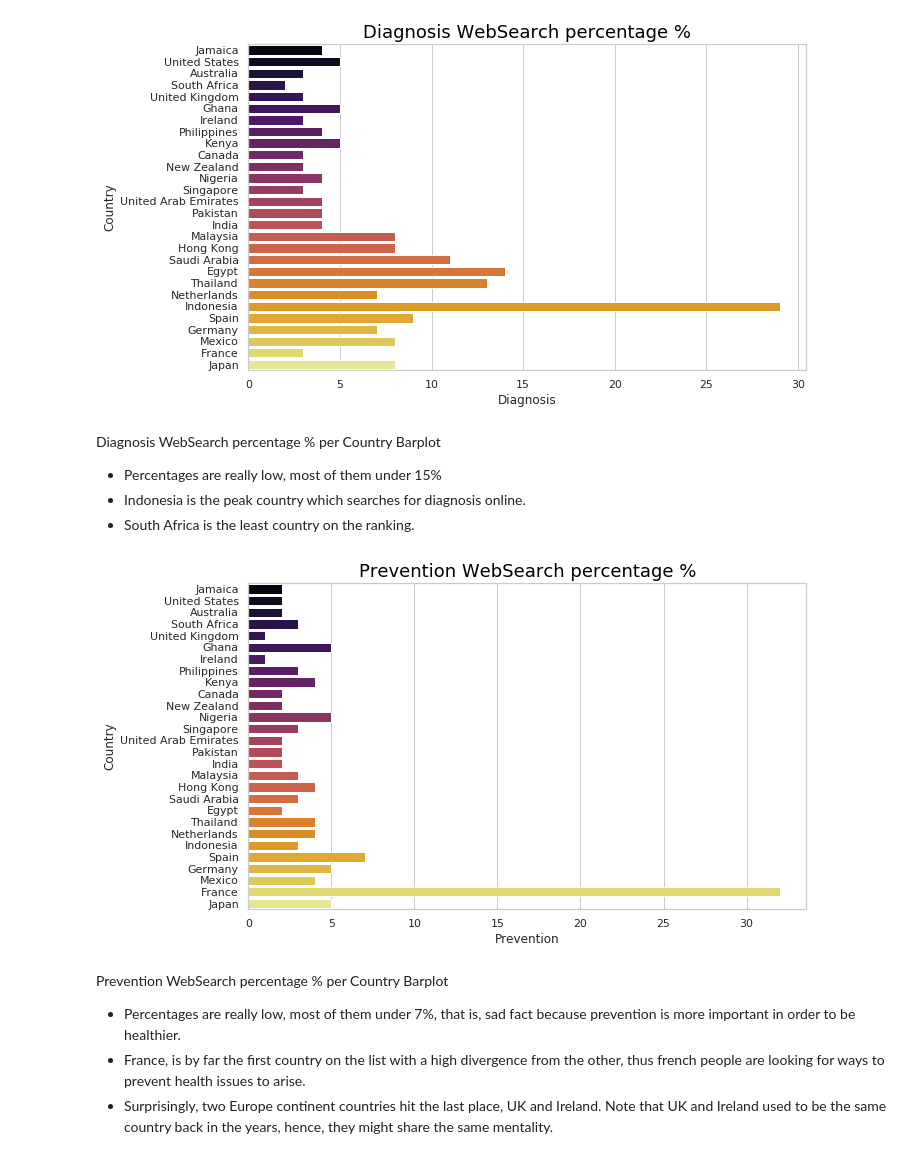
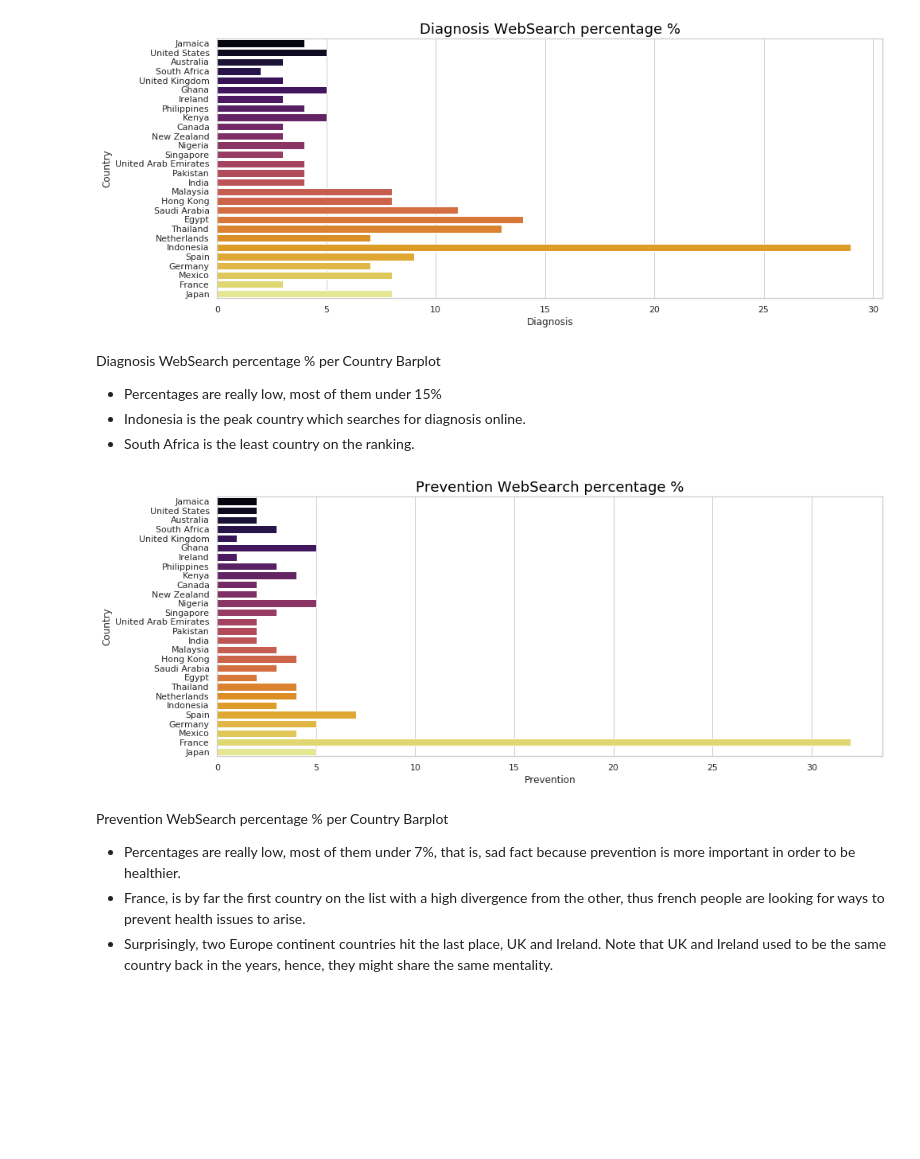
Before and after one commit to ioannapap/health_keysearch_analysis, a Jupyter notebook: health_search.ipynb, the cells around one changed output. Saved outputs shown, nothing was run; the diff lists cells and outputs as text; code cells hidden in the pictures; blank space fills up the shorter version.

```diff
--- a/health_search.ipynb
+++ b/health_search.ipynb
@@ -22,15 +22,15 @@ health_issue_df.Diseases =health_issue_df.Diseases.str[:-1].astype(int)
 health_issue_df.Treatment =health_issue_df.Treatment.str[:-1].astype(int)
 # %%
 sns.set(style="whitegrid")
-plt.figure(figsize=(10, 6))
+plt.figure(figsize=(15, 6))
 
 sns.barplot(x = 'Diagnosis', y = 'Country', palette = 'inferno', data = health_issue_df)
 
 plt.title('Diagnosis WebSearch percentage %', color = 'black', fontsize = 18)
 
 plt.savefig('diagnosis_search%.png')
 # %% [output]
-[figure, old version]
+[figure, new version]
 # %% [markdown]
 Diagnosis WebSearch percentage % per Country Barplot
 
@@ -38,7 +38,7 @@ Diagnosis WebSearch percentage % per Country Barplot
 - Indonesia is the peak country which searches for diagnosis online.
 - South Africa is the least country on the ranking.
 # %%
-plt.figure(figsize=(10, 6))
+plt.figure(figsize=(15, 6))
 
 sns.barplot(x = 'Prevention', y = 'Country', palette = 'inferno', data = health_issue_df)
 
@@ -46,7 +46,7 @@ plt.title('Prevention WebSearch percentage %', color = 'black', fontsize = 18)
 
 plt.savefig('prevention_search%.png')
 # %% [output]
-[figure, old version]
+[figure, new version]
 # %% [markdown]
 Prevention WebSearch percentage % per Country Barplot
 
```
Also changed, not shown: parts of 15 cells of this notebook, 19 other files.
